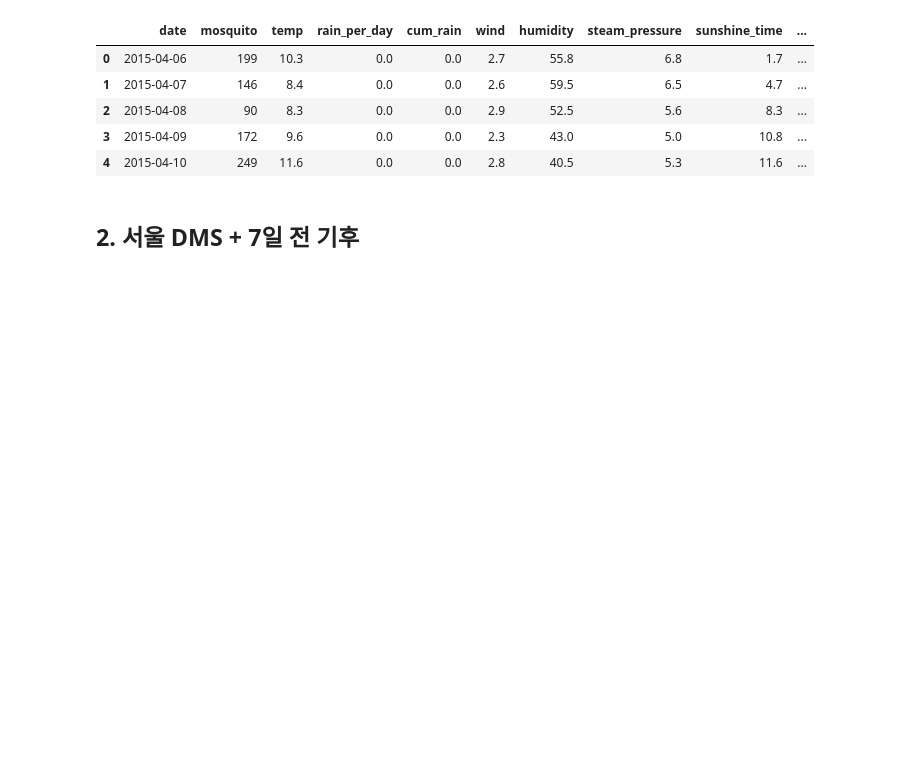
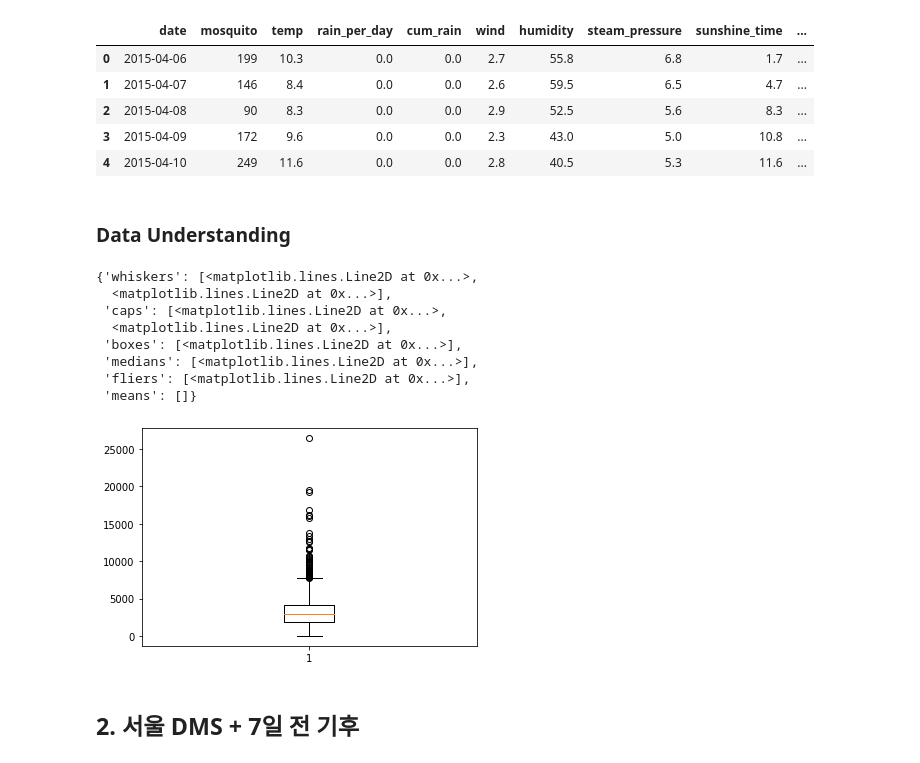
Before and after one commit to gentle-potato/21KDT-Project, a Jupyter notebook: DataAnalysis&Visualization/기후 데이터를 활용한 모기 발생 예보/작업/Data Preprocessing.ipynb, the cells around one changed output. Saved outputs shown, nothing was run; the diff lists cells and outputs as text; code cells hidden in the pictures; blank space fills up the shorter version.

```diff
--- a/DataAnalysis&Visualization/기후 데이터를 활용한 모기 발생 예보/작업/Data Preprocessing.ipynb
+++ b/DataAnalysis&Visualization/기후 데이터를 활용한 모기 발생 예보/작업/Data Preprocessing.ipynb
@@ -11,9 +12,9 @@ C:\Users\khl06\Desktop\Mr.GentleKim\21KDT\21KDT-Project\DataAnalysis&Visualizati
 # %% [markdown]
 ### Reading Data
 # %%
-df = pd.read_csv('../데이터/통합 데이터/1. dms_seoul.csv')
+df1 = pd.read_csv('../데이터/통합 데이터/1. dms_seoul.csv')
 
-df
+df1
 # %% [output]
 |  | date | mosquito | temp | l_temp | h_temp | rain_per_day | cum_rain | wind | dew | humidity | ... |
 | 0 | 2015-04-06 | 199 | 10.3 | 6.9 | 15.4 | NaN | 0 | 2.7 | 1.2 | 55.8 | ... |
@@ -52,10 +53,10 @@ sum(np.isnan(df['rain_per_day']))
 795
 # %%
 # temp(평균기온)만 남기고 평균기온과 상관성이 큰 컬럼과 date 컬럼 제거
-date = df['date']
-df.drop(['date', 'l_temp', 'h_temp', 'dew', 'ground_surface_temp'], axis=1, inplace=True)
+date = df1['date']
+df1.drop(['date', 'l_temp', 'h_temp', 'dew', 'ground_surface_temp'], axis=1, inplace=True)
 
-df
+df1
 # %% [output]
 |  | mosquito | temp | rain_per_day | cum_rain | wind | humidity | steam_pressure | sunshine_time | sunshine |
 | 0 | 199 | 10.3 | NaN | 0 | 2.7 | 55.8 | 6.8 | 1.7 | 10.20 |
@@ -156,4 +157,18 @@ data.to_csv('1. dms_seoul.csv')
 # index 컬럼이 새로 생성되기 때문에 csv 파일에서 컬럼 제거 필요
+# %% [markdown]
+### Data Understanding
+# %%
+plt.boxplot(df1['mosquito'])
+# %% [output]
+{'whiskers': [<matplotlib.lines.Line2D at 0x...>,
+  <matplotlib.lines.Line2D at 0x...>],
+ 'caps': [<matplotlib.lines.Line2D at 0x...>,
+  <matplotlib.lines.Line2D at 0x...>],
+ 'boxes': [<matplotlib.lines.Line2D at 0x...>],
+ 'medians': [<matplotlib.lines.Line2D at 0x...>],
+ 'fliers': [<matplotlib.lines.Line2D at 0x...>],
+ 'means': []}
+[figure, added]
 # %% [markdown]
 ## 2. 서울 DMS + 7일 전 기후
 # %% [markdown]
```
Also changed, not shown: parts of 31 cells of this notebook, 6 other files.
